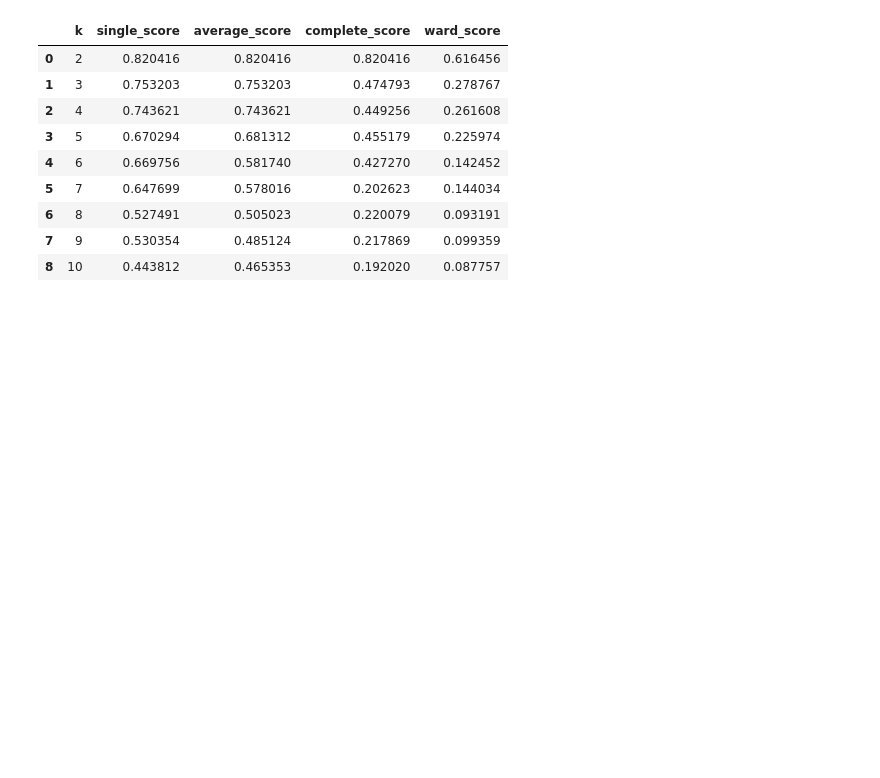
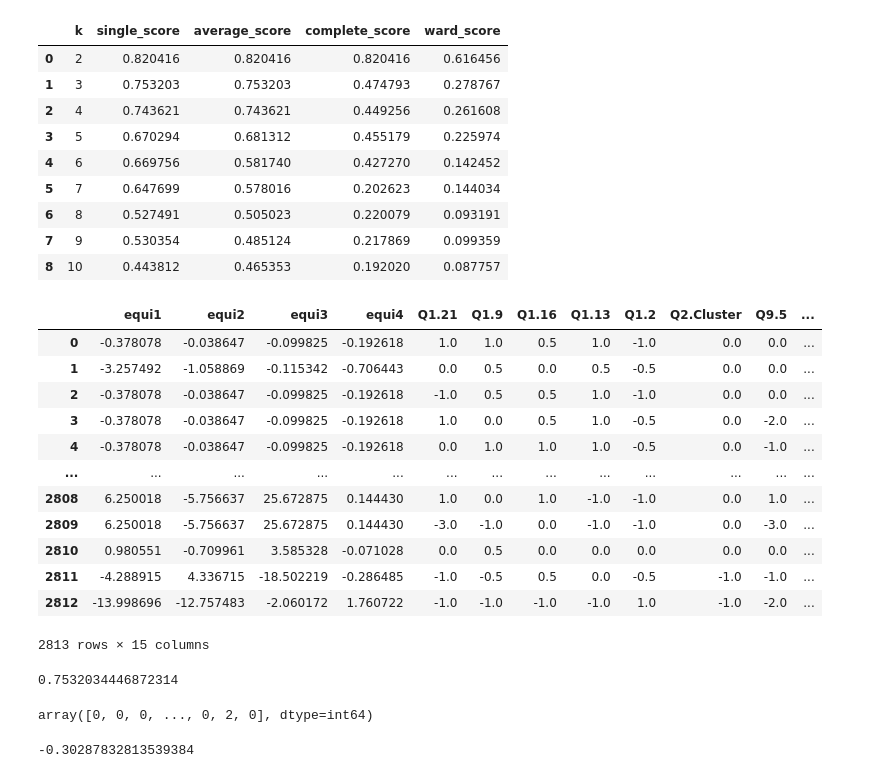
Before and after one commit to Insight-Sogang-Univ/insightcon_3rd_dog, a Jupyter notebook: 003.ipynb, the cells around one changed output. Saved outputs shown, nothing was run; the diff lists cells and outputs as text; code cells hidden in the pictures; blank space fills up the shorter version.

```diff
--- a/003.ipynb
+++ b/003.ipynb
@@ -307,3 +319,19 @@ k: 10   score: 0.08775733454503218
 | 6 | 8 | 0.527491 | 0.505023 | 0.220079 | 0.093191 |
 | 7 | 9 | 0.530354 | 0.485124 | 0.217869 | 0.099359 |
 | 8 | 10 | 0.443812 | 0.465353 | 0.192020 | 0.087757 |
+# %%
+data_cleaning3
+# %% [output]
+|  | equi1 | equi2 | equi3 | equi4 | Q1.21 | Q1.9 | Q1.16 | Q1.13 | Q1.2 | Q2.Cluster | Q9.5 | ... |
+| 0 | -0.378078 | -0.038647 | -0.099825 | -0.192618 | 1.0 | 1.0 | 0.5 | 1.0 | -1.0 | 0.0 | 0.0 | ... |
+| 1 | -3.257492 | -1.058869 | -0.115342 | -0.706443 | 0.0 | 0.5 | 0.0 | 0.5 | -0.5 | 0.0 | 0.0 | ... |
+| 2 | -0.378078 | -0.038647 | -0.099825 | -0.192618 | -1.0 | 0.5 | 0.5 | 1.0 | -1.0 | 0.0 | 0.0 | ... |
+| 3 | -0.378078 | -0.038647 | -0.099825 | -0.192618 | 1.0 | 0.0 | 0.5 | 1.0 | -0.5 | 0.0 | -2.0 | ... |
+| 4 | -0.378078 | -0.038647 | -0.099825 | -0.192618 | 0.0 | 1.0 | 1.0 | 1.0 | -0.5 | 0.0 | -1.0 | ... |
+| ... | ... | ... | ... | ... | ... | ... | ... | ... | ... | ... | ... | ... |
+| 2808 | 6.250018 | -5.756637 | 25.672875 | 0.144430 | 1.0 | 0.0 | 1.0 | -1.0 | -1.0 | 0.0 | 1.0 | ... |
+| 2809 | 6.250018 | -5.756637 | 25.672875 | 0.144430 | -3.0 | -1.0 | 0.0 | -1.0 | -1.0 | 0.0 | -3.0 | ... |
+| 2810 | 0.980551 | -0.709961 | 3.585328 | -0.071028 | 0.0 | 0.5 | 0.0 | 0.0 | 0.0 | 0.0 | 0.0 | ... |
+| 2811 | -4.288915 | 4.336715 | -18.502219 | -0.286485 | -1.0 | -0.5 | 0.5 | 0.0 | -0.5 | -1.0 | -1.0 | ... |
+| 2812 | -13.998696 | -12.757483 | -2.060172 | 1.760722 | -1.0 | -1.0 | -1.0 | -1.0 | 1.0 | -1.0 | -2.0 | ... |
+2813 rows × 15 columns
@@ -309,0 +341,12 @@ k: 10   score: 0.08775733454503218
+# %%
+silhouette_score(data_cleaning3, clusters)
+# %% [output]
+0.7532034446872314
+# %%
+clusters
+# %% [output]
+array([0, 0, 0, ..., 0, 2, 0], dtype=int64)
+# %%
+silhouette_score(data, clusters)
+# %% [output]
+-0.30287832813539384
```
Also changed, not shown: parts of 3 cells of this notebook, 1 other file.
